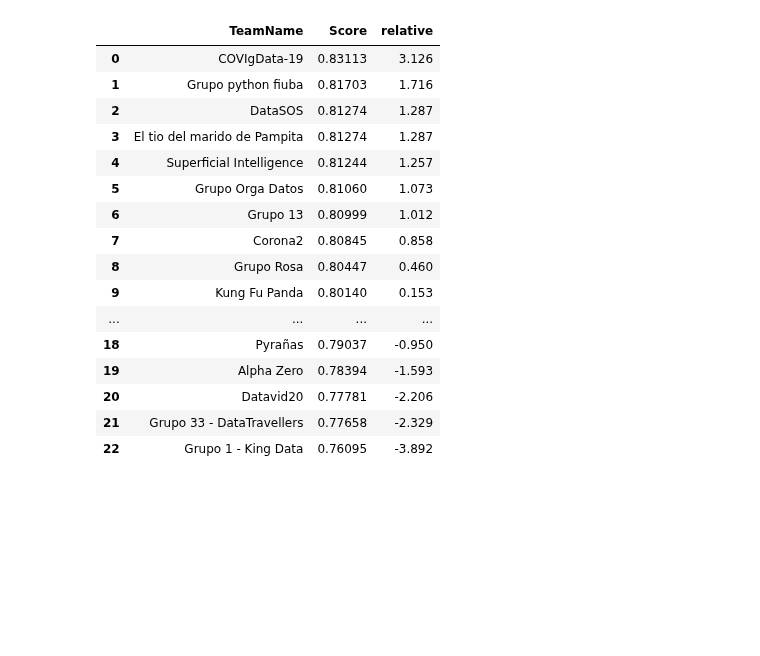
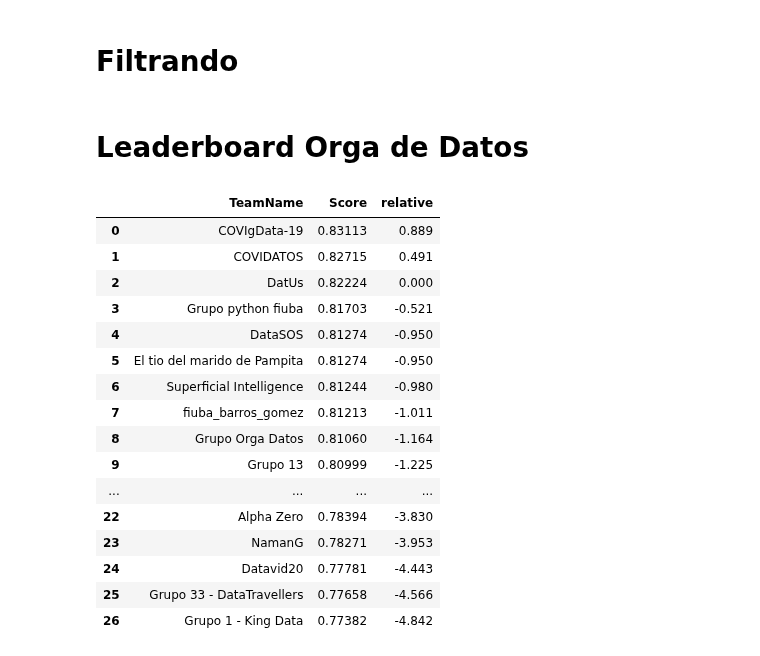
Before and after one commit to axelmpm/TP1_DATOS_1C_2020, a Jupyter notebook: TP2/leaderboard.ipynb, the cells around one changed output. Drawn from its saved outputs; the diff is of its cells as text; code cells hidden in the pictures; blank space fills up the shorter version.

```diff
--- a/TP2/leaderboard.ipynb
+++ b/TP2/leaderboard.ipynb
@@ -7,4 +7,4 @@ sns.set(rc = {'figure.figsize':(20,10)})
 # %%
 grupos = pd.read_csv("grupos.csv", encoding = "ISO-8859-1")
 leaderboard = pd.read_csv("nlp-getting-started-publicleaderboard.csv")
-leaderboard = leaderboard[ leaderboard['SubmissionDate'].gt('2020-06') ]
+#leaderboard = leaderboard[ leaderboard['SubmissionDate'].gt('2020-06') ]
@@ -69,27 +93,39 @@ cross = leaderboard[leaderboard['TeamName'].isin(list(parecidos.values()))]
+# %% [markdown]
+# Filtrando
+# %%
+# En extra se agregan los grupos que no pudieron ser encontrados en la etapa anterior
+#y que a ojo se encontraron en kaggle (AGREGAR TU NOMBRE DE GRUPO AHI)
+
+extra = ['COVIDATOS' , 'fiuba_barros_gomez', 'Data Science Monsters']
+
+cross = leaderboard[leaderboard['TeamName'].isin(list(parecidos.values()) + extra)]
+# %% [markdown]
+# Leaderboard Orga de Datos
 # %%
 datos_leaderboard = cross.groupby('TeamName')['SubmissionDate'].max().to_frame().merge(cross, on = 'SubmissionDate')\
     .sort_values('Score', ascending = False).reset_index()[['TeamName','Score']]
 
-datus_score = datos_leaderboard[datos_leaderboard['TeamName'] == 'DatUs']['Score'].values[0]
+teamName = 'DatUs' #pone tu grupo
 
-datos_leaderboard['relative'] = (datos_leaderboard['Score'] - datus_score) * 100
+your_team_score = datos_leaderboard[datos_leaderboard['TeamName'] == teamName]['Score'].values[0]
+datos_leaderboard['relative'] = (datos_leaderboard['Score'] - your_team_score) * 100
 
 datos_leaderboard
 # %% [output]
 |  | TeamName | Score | relative |
-| 0 | COVIgData-19 | 0.83113 | 3.126 |
-| 1 | Grupo python fiuba | 0.81703 | 1.716 |
-| 2 | DataSOS | 0.81274 | 1.287 |
-| 3 | El tio del marido de Pampita | 0.81274 | 1.287 |
-| 4 | Superficial Intelligence | 0.81244 | 1.257 |
-| 5 | Grupo Orga Datos | 0.81060 | 1.073 |
-| 6 | Grupo 13 | 0.80999 | 1.012 |
-| 7 | Corona2 | 0.80845 | 0.858 |
-| 8 | Grupo Rosa | 0.80447 | 0.460 |
-| 9 | Kung Fu Panda | 0.80140 | 0.153 |
+| 0 | COVIgData-19 | 0.83113 | 0.889 |
+| 1 | COVIDATOS | 0.82715 | 0.491 |
+| 2 | DatUs | 0.82224 | 0.000 |
+| 3 | Grupo python fiuba | 0.81703 | -0.521 |
+| 4 | DataSOS | 0.81274 | -0.950 |
+| 5 | El tio del marido de Pampita | 0.81274 | -0.950 |
+| 6 | Superficial Intelligence | 0.81244 | -0.980 |
+| 7 | fiuba_barros_gomez | 0.81213 | -1.011 |
+| 8 | Grupo Orga Datos | 0.81060 | -1.164 |
+| 9 | Grupo 13 | 0.80999 | -1.225 |
 | ... | ... | ... | ... |
-| 18 | Pyrañas | 0.79037 | -0.950 |
-| 19 | Alpha Zero | 0.78394 | -1.593 |
-| 20 | Datavid20 | 0.77781 | -2.206 |
-| 21 | Grupo 33 - DataTravellers | 0.77658 | -2.329 |
-| 22 | Grupo 1 - King Data | 0.76095 | -3.892 |
+| 22 | Alpha Zero | 0.78394 | -3.830 |
+| 23 | NamanG | 0.78271 | -3.953 |
+| 24 | Datavid20 | 0.77781 | -4.443 |
+| 25 | Grupo 33 - DataTravellers | 0.77658 | -4.566 |
+| 26 | Grupo 1 - King Data | 0.77382 | -4.842 |
```
Also changed, not shown: parts of 10 cells of this notebook, 3 other files.
